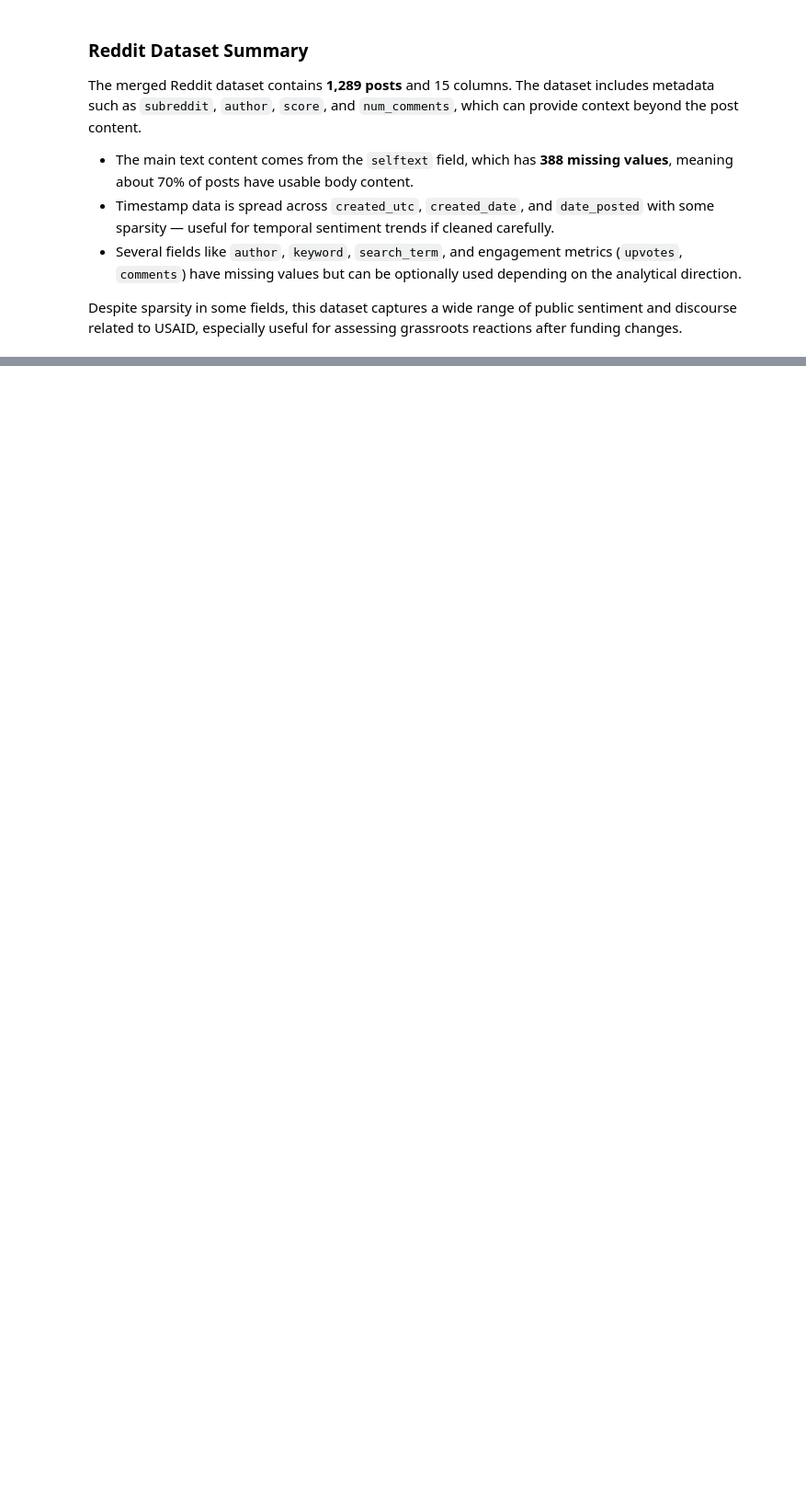
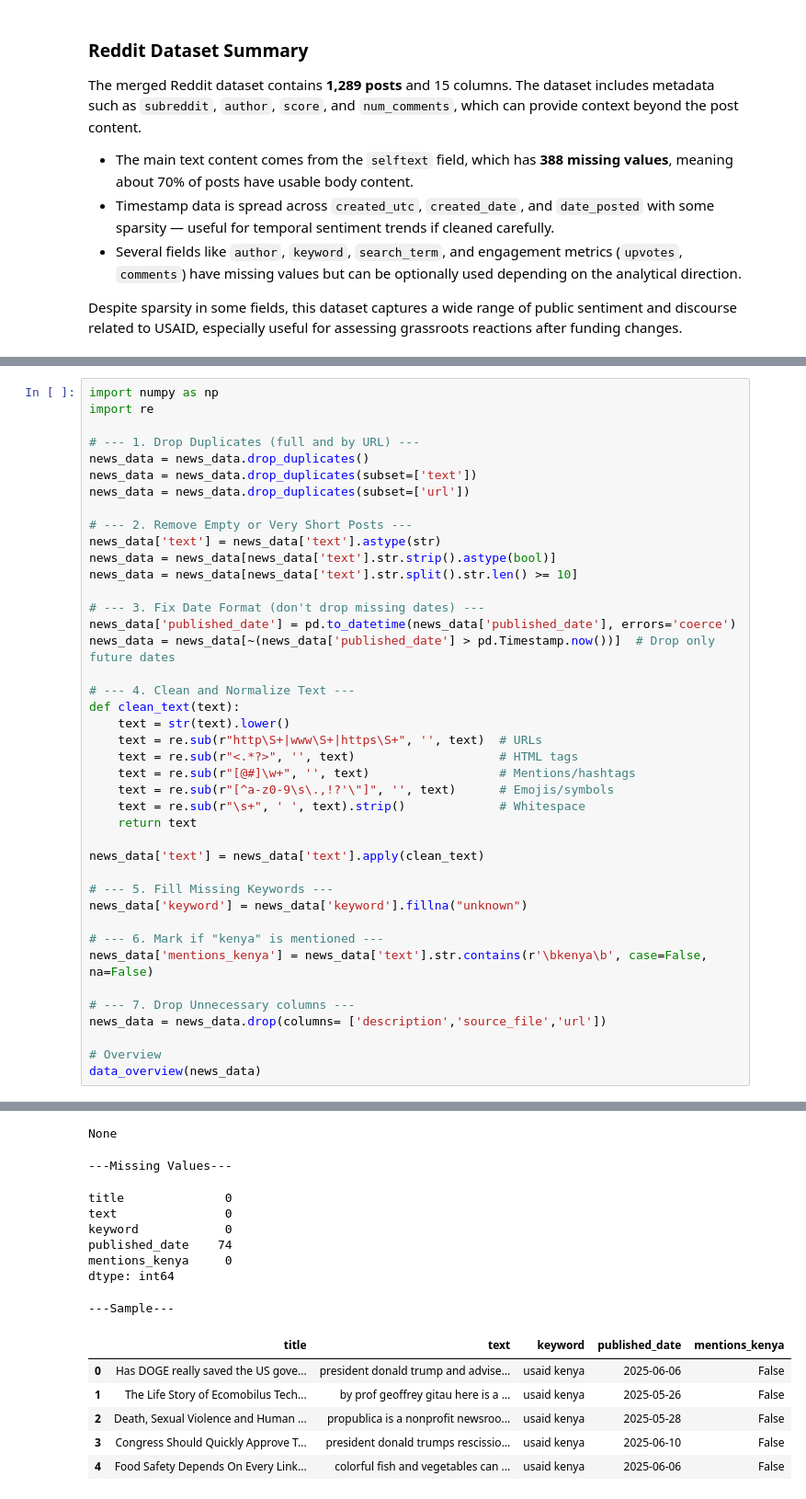
Before and after one commit to L-N-E0/USAID-Kenya-Sentiment-Analysis, a Jupyter notebook: notebooks/leo.ipynb, the cells around one changed output, grey strips where cells are left out. Shown at 92% size. Saved outputs shown, nothing was run; the diff lists cells and outputs as text; blank space fills up the shorter version.

```diff
--- a/notebooks/leo.ipynb
+++ b/notebooks/leo.ipynb
@@ -374,0 +386,42 @@ Despite sparsity in some fields, this dataset captures a wide range of public se
+# %%
+import numpy as np
+import re
+
+# --- 1. Drop Duplicates (full and by URL) ---
+news_data = news_data.drop_duplicates()
+news_data = news_data.drop_duplicates(subset=['text'])
+news_data = news_data.drop_duplicates(subset=['url'])
+
+# --- 2. Remove Empty or Very Short Posts ---
+news_data['text'] = news_data['text'].astype(str)
+news_data = news_data[news_data['text'].str.strip().astype(bool)]
+news_data = news_data[news_data['text'].str.split().str.len() >= 10]
+
+# --- 3. Fix Date Format (don't drop missing dates) ---
+news_data['published_date'] = pd.to_datetime(news_data['published_date'], errors='coerce')
+news_data = news_data[~(news_data['published_date'] > pd.Timestamp.now())]  # Drop only future dates
+
+# --- 4. Clean and Normalize Text ---
+def clean_text(text):
+    text = str(text).lower()
+    text = re.sub(r"http\S+|www\S+|https\S+", '', text)  # URLs
+    text = re.sub(r"<.*?>", '', text)                    # HTML tags
+    text = re.sub(r"[@#]\w+", '', text)                  # Mentions/hashtags
+    text = re.sub(r"[^a-z0-9\s\.,!?'\"]", '', text)      # Emojis/symbols
+    text = re.sub(r"\s+", ' ', text).strip()             # Whitespace
+    return text
+
+news_data['text'] = news_data['text'].apply(clean_text)
+
+# --- 5. Fill Missing Keywords ---
+news_data['keyword'] = news_data['keyword'].fillna("unknown")
+
+# --- 6. Mark if "kenya" is mentioned ---
+news_data['mentions_kenya'] = news_data['text'].str.contains(r'\bkenya\b', case=False, na=False)
+
+# --- 7. Drop Unnecessary columns ---
+news_data = news_data.drop(columns= ['description','source_file','url'])
+
+# Overview
+data_overview(news_data)
+# %% [output]
@@ -374,0 +442,15 @@ Despite sparsity in some fields, this dataset captures a wide range of public se
+None
+---Missing Values---
+title              0
+text               0
+keyword            0
+published_date    74
+mentions_kenya     0
+dtype: int64
+---Sample---
+|  | title | text | keyword | published_date | mentions_kenya |
+| 0 | Has DOGE really saved the US gove... | president donald trump and advise... | usaid kenya | 2025-06-06 | False |
+| 1 | The Life Story of Ecomobilus Tech... | by prof geoffrey gitau here is a ... | usaid kenya | 2025-05-26 | False |
+| 2 | Death, Sexual Violence and Human ... | propublica is a nonprofit newsroo... | usaid kenya | 2025-05-28 | False |
+| 3 | Congress Should Quickly Approve T... | president donald trumps rescissio... | usaid kenya | 2025-06-10 | False |
+| 4 | Food Safety Depends On Every Link... | colorful fish and vegetables can ... | usaid kenya | 2025-06-06 | False |
```
Also changed, not shown: parts of 7 cells of this notebook.
